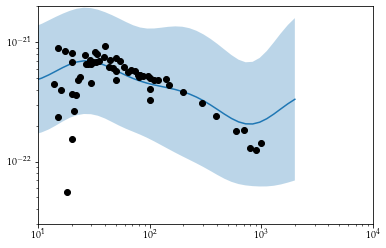
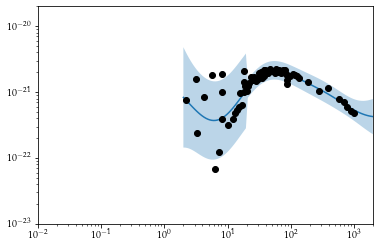
Unified diff of the notebook cell whose output changed from the first chart to the second:
--- before
+++ after
@@ -1,2 +1,4 @@
+
+
 # ax = krig.plot()
 plt.figure(1)
@@ -12,10 +14,10 @@
 # )
 plt.loglog(np.exp(gridx),np.exp(krig.field),'-')
-plt.scatter(np.exp(Wn[:,0])+E1, np.exp(Wn[:,1]), color="k", zorder=10, label="Conditions")
+plt.scatter(np.exp(Wn[:,0]), np.exp(Wn[:,1]), color="k", zorder=10, label="Conditions")
 plt.fill_between(
     np.exp(gridx),
     # plus/minus standard deviation (70 percent confidence interval)
-    np.exp(krig.field - 3*np.sqrt(krig.krige_var)),
-    np.exp(krig.field + 3*np.sqrt(krig.krige_var)),
+    np.exp(krig.field - 1*np.sqrt(krig.krige_var)),
+    np.exp(krig.field + 1*np.sqrt(krig.krige_var)),
     alpha=0.3,
     label="Standard deviation",
@@ -24,9 +26,9 @@
 plt.xscale('log')
 plt.yscale('log')
-plt.xlim([1e1, 1e4])
-plt.ylim([3e-23, 2e-21])
+plt.xlim([1e-2, 2e3])
+plt.ylim([1e-23, 2e-20])
 # plt.xlim(np.exp([min(Wn[:,0])-fit_model.len_scale, max(Wn[:,0])+fit_model.len_scale]))
 
 krig_data = np.array([gridx,krig.field,np.sqrt(krig.krige_var)])
-filename = '../crs-exp/excitation-level2/crs.krig.txt'
+filename = '../crs-exp/excitation-level4/crs.krig.txt'
 np.savetxt(filename,krig_data.T,fmt='%.15E',delimiter=' ')

Commit: likelihood evaluation with Gaussian process regression.